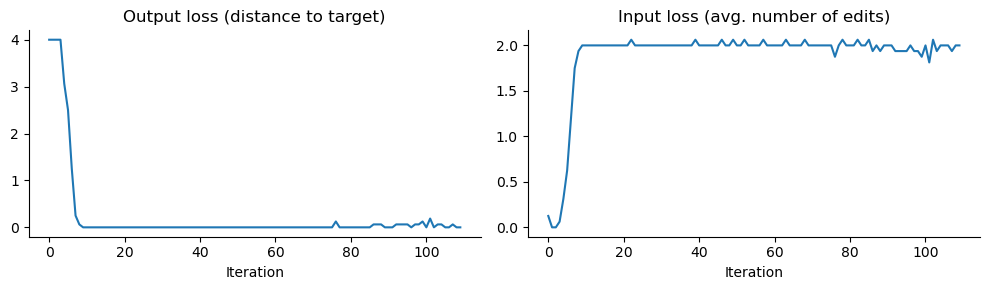
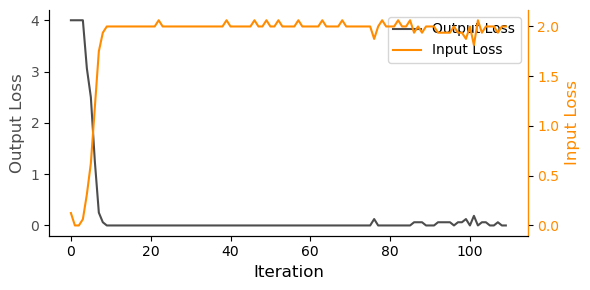
Code edit (unified diff) that turned the first committed figure into the second:
--- before
+++ after
@@ -1,19 +1,9 @@
+from ledidi.plot import plot_loss
+
 X_hat, history = ledidi(model, X, y_bar, device="cpu", random_state=0,
 	return_history=True, verbose=False)
 
-fig, ax = plt.subplots(1, 2, figsize=(10, 3))
-
-ax[0].plot(history['output_loss'])
-ax[0].set_title("Output loss (distance to target)")
-ax[0].set_xlabel("Iteration")
-
-ax[1].plot(history['input_loss'])
-ax[1].set_title("Input loss (avg. number of edits)")
-ax[1].set_xlabel("Iteration")
-
-for a in ax:
-	a.spines['top'].set_visible(False)
-	a.spines['right'].set_visible(False)
-
+plt.figure(figsize=(6, 3))
+plot_loss(history)
 plt.tight_layout()
 plt.show()

Commit: DOC use plot_loss and plot_edits in tutorials 0, 1, and 7